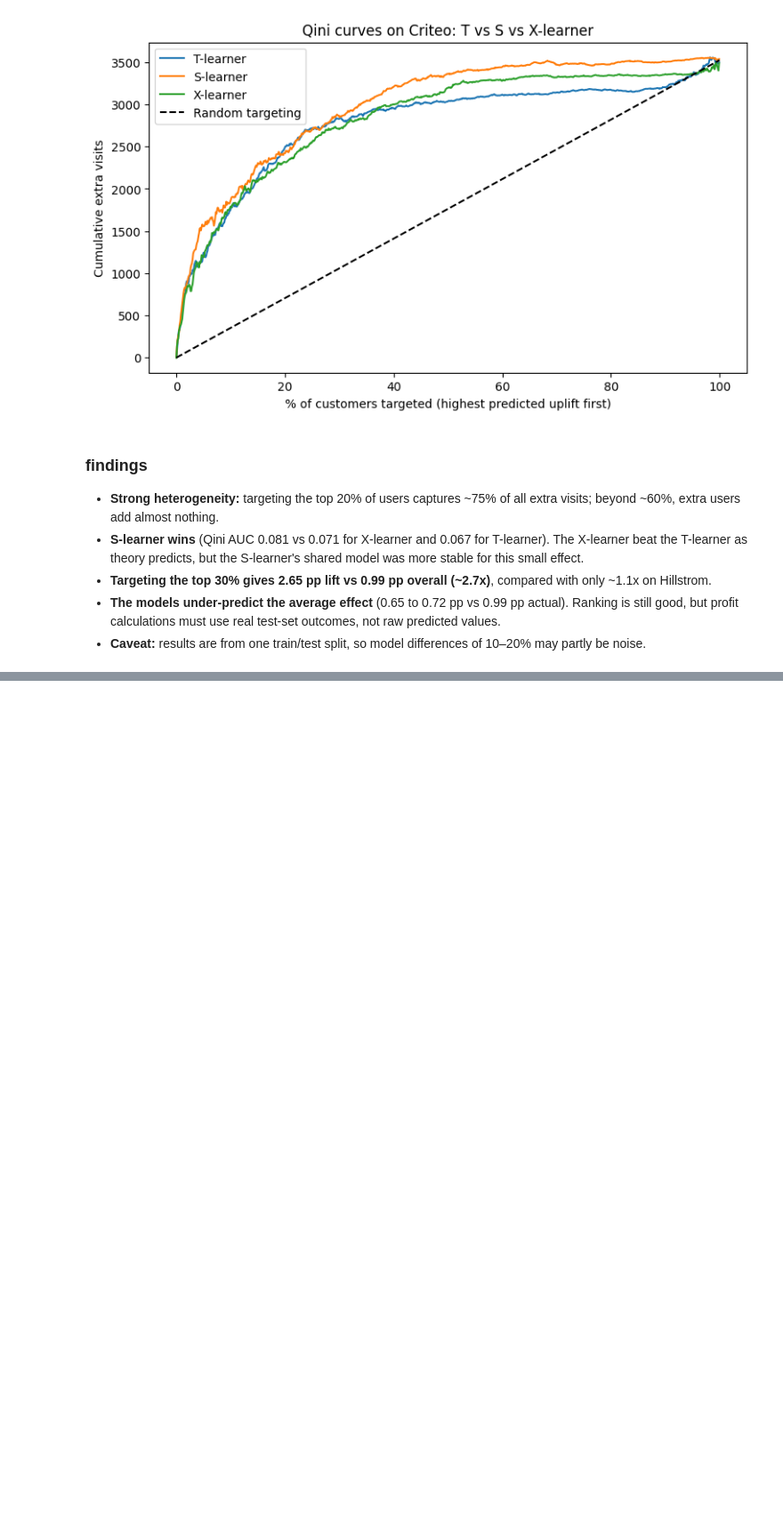
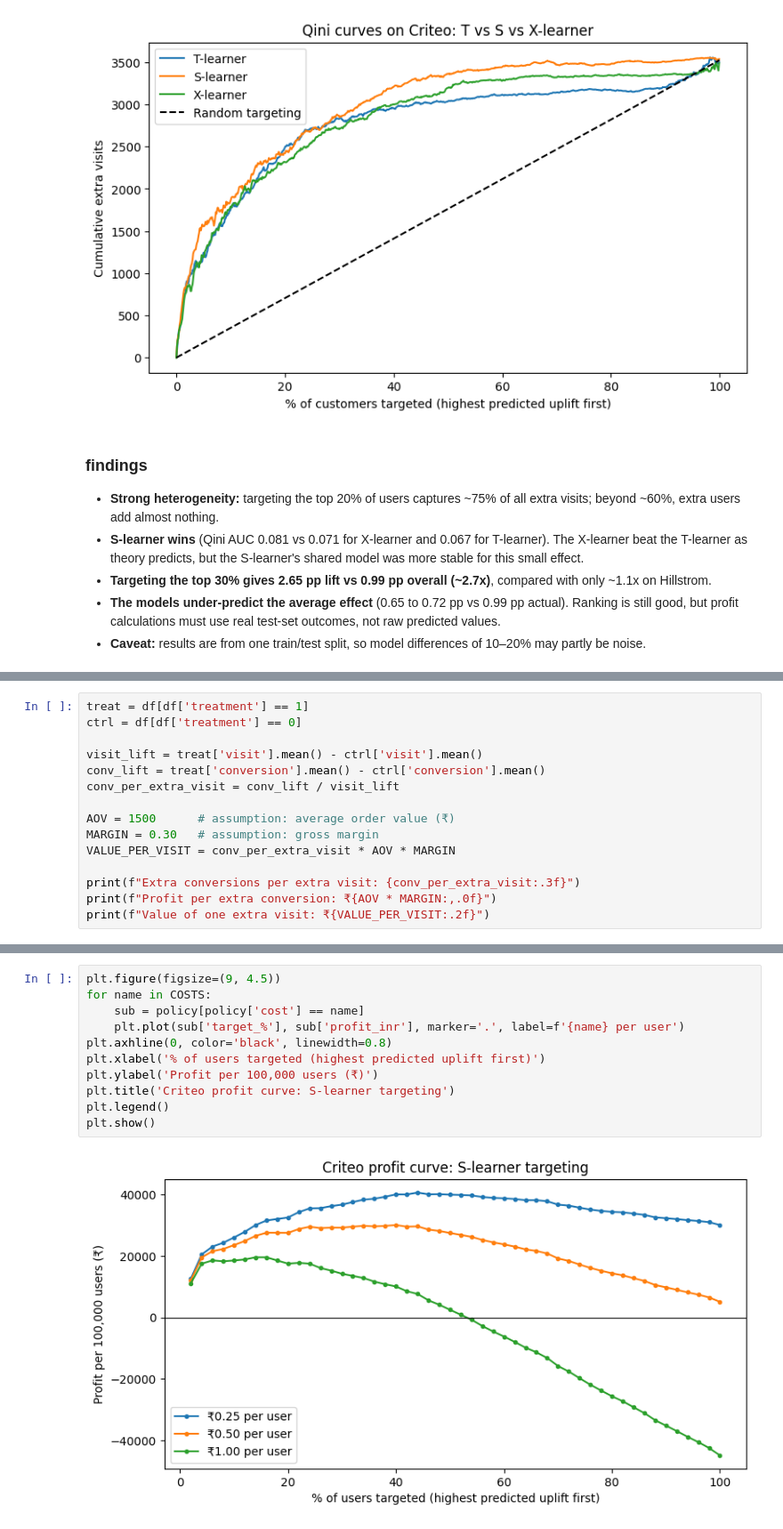
Before and after one commit to SKM1919/liftlens, a Jupyter notebook: notebooks/03_criteo_uplift.ipynb, the cells around one changed output, grey strips where cells are left out. Shown at 89% size. Saved outputs shown, nothing was run; the diff lists cells and outputs as text; blank space fills up the shorter version.

Commit message:
Add budget-constrained policy and profit curve.

```diff
--- a/notebooks/03_criteo_uplift.ipynb
+++ b/notebooks/03_criteo_uplift.ipynb
@@ -243,0 +246,15 @@ plt.show()
+# %%
+treat = df[df['treatment'] == 1]
+ctrl = df[df['treatment'] == 0]
+
+visit_lift = treat['visit'].mean() - ctrl['visit'].mean()
+conv_lift = treat['conversion'].mean() - ctrl['conversion'].mean()
+conv_per_extra_visit = conv_lift / visit_lift
+
+AOV = 1500      # assumption: average order value (₹)
+MARGIN = 0.30   # assumption: gross margin
+VALUE_PER_VISIT = conv_per_extra_visit * AOV * MARGIN
+
+print(f"Extra conversions per extra visit: {conv_per_extra_visit:.3f}")
+print(f"Profit per extra conversion: ₹{AOV * MARGIN:,.0f}")
+print(f"Value of one extra visit: ₹{VALUE_PER_VISIT:.2f}")
@@ -243,0 +309,13 @@ plt.show()
+# %%
+plt.figure(figsize=(9, 4.5))
+for name in COSTS:
+    sub = policy[policy['cost'] == name]
+    plt.plot(sub['target_%'], sub['profit_inr'], marker='.', label=f'{name} per user')
+plt.axhline(0, color='black', linewidth=0.8)
+plt.xlabel('% of users targeted (highest predicted uplift first)')
+plt.ylabel('Profit per 100,000 users (₹)')
+plt.title('Criteo profit curve: S-learner targeting')
+plt.legend()
+plt.show()
+# %% [output]
+[figure, added]
```
Also changed, not shown: parts of 6 cells of this notebook.
